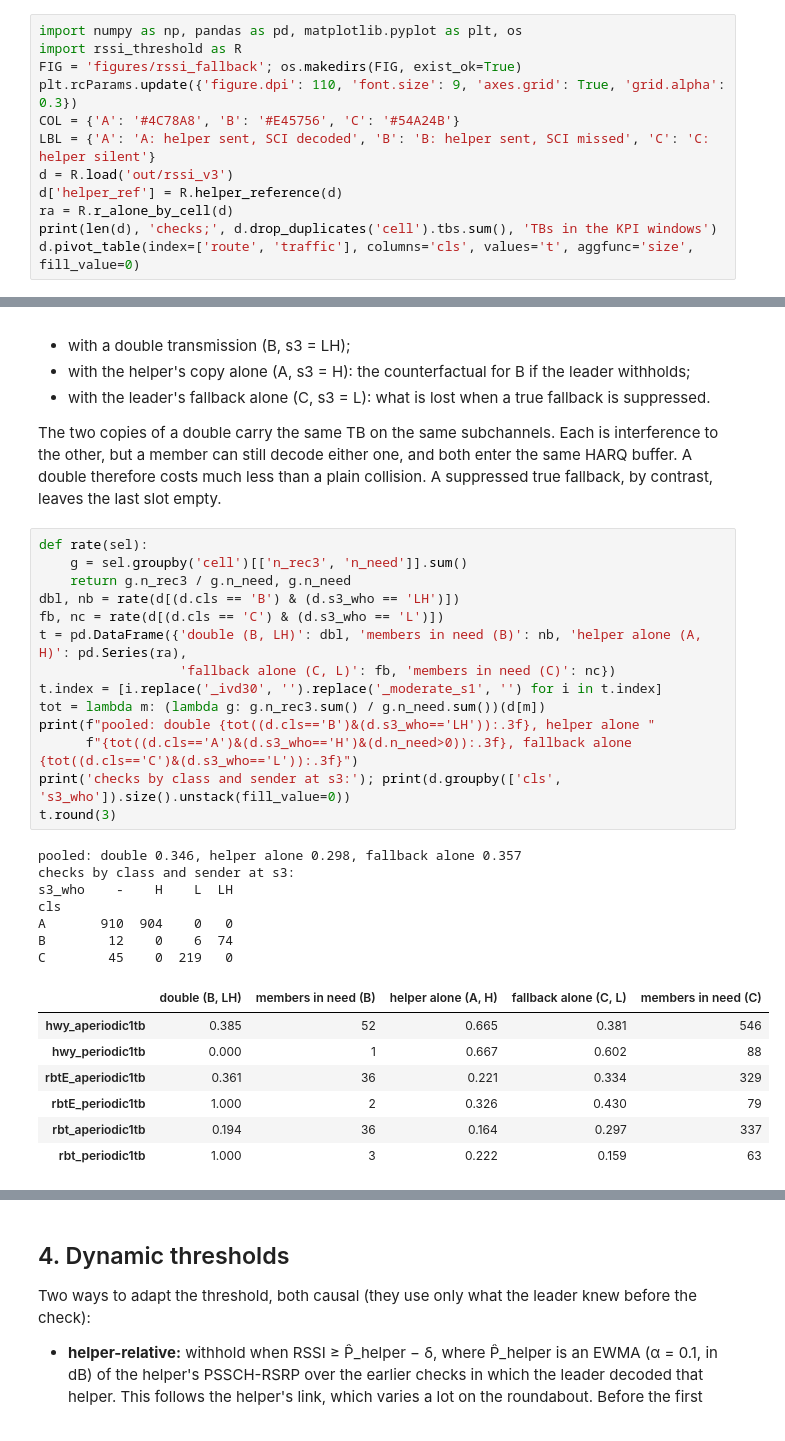
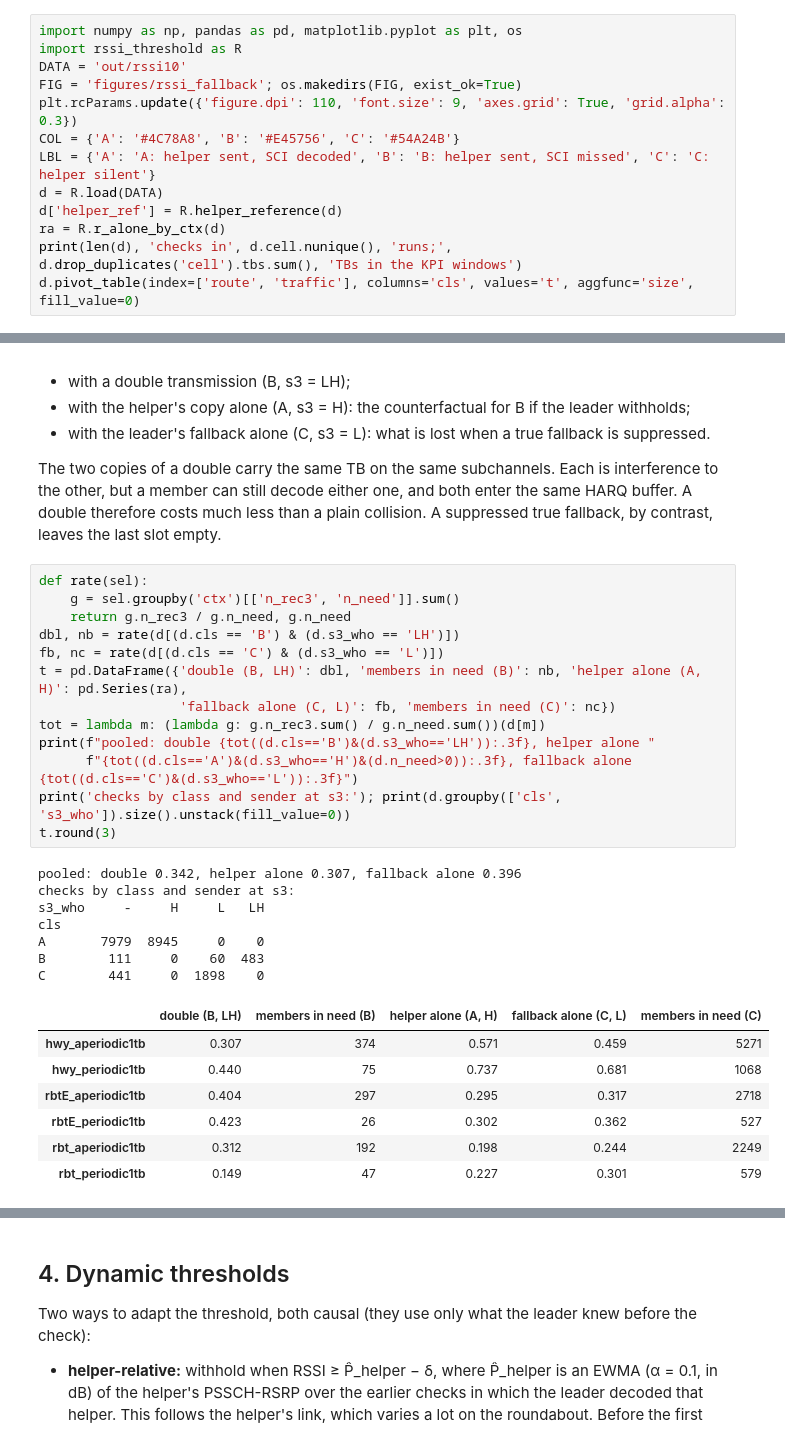
Before and after one commit to 0had0/groupcast-adaptation-ns3, a Jupyter notebook: scratch_overlay/platoon_harq_robustness_eval/harq_helper_study/RSSI_FALLBACK.ipynb, the cells around one changed output, grey strips where cells are left out. Saved outputs shown, nothing was run; the diff lists cells and outputs as text.

```diff
--- a/scratch_overlay/platoon_harq_robustness_eval/harq_helper_study/RSSI_FALLBACK.ipynb
+++ b/scratch_overlay/platoon_harq_robustness_eval/harq_helper_study/RSSI_FALLBACK.ipynb
@@ -32,13 +33,14 @@ logging-only build `40a5601`; the protocol is unchanged). One row per fallback c
 # %%
 import numpy as np, pandas as pd, matplotlib.pyplot as plt, os
 import rssi_threshold as R
+DATA = 'out/rssi10'
 FIG = 'figures/rssi_fallback'; os.makedirs(FIG, exist_ok=True)
 plt.rcParams.update({'figure.dpi': 110, 'font.size': 9, 'axes.grid': True, 'grid.alpha': 0.3})
 COL = {'A': '#4C78A8', 'B': '#E45756', 'C': '#54A24B'}
 LBL = {'A': 'A: helper sent, SCI decoded', 'B': 'B: helper sent, SCI missed', 'C': 'C: helper silent'}
-d = R.load('out/rssi_v3')
+d = R.load(DATA)
 d['helper_ref'] = R.helper_reference(d)
-ra = R.r_alone_by_cell(d)
-print(len(d), 'checks;', d.drop_duplicates('cell').tbs.sum(), 'TBs in the KPI windows')
+ra = R.r_alone_by_ctx(d)
+print(len(d), 'checks in', d.cell.nunique(), 'runs;', d.drop_duplicates('cell').tbs.sum(), 'TBs in the KPI windows')
 d.pivot_table(index=['route', 'traffic'], columns='cls', values='t', aggfunc='size', fill_value=0)
 # %% [output]
@@ -96,33 +99,32 @@ member can still decode either one, and both enter the same HARQ buffer. A doubl
 plain collision. A suppressed true fallback, by contrast, leaves the last slot empty.
 # %%
 def rate(sel):
-    g = sel.groupby('cell')[['n_rec3', 'n_need']].sum()
+    g = sel.groupby('ctx')[['n_rec3', 'n_need']].sum()
     return g.n_rec3 / g.n_need, g.n_need
 dbl, nb = rate(d[(d.cls == 'B') & (d.s3_who == 'LH')])
 fb, nc = rate(d[(d.cls == 'C') & (d.s3_who == 'L')])
 t = pd.DataFrame({'double (B, LH)': dbl, 'members in need (B)': nb, 'helper alone (A, H)': pd.Series(ra),
                   'fallback alone (C, L)': fb, 'members in need (C)': nc})
-t.index = [i.replace('_ivd30', '').replace('_moderate_s1', '') for i in t.index]
 tot = lambda m: (lambda g: g.n_rec3.sum() / g.n_need.sum())(d[m])
 print(f"pooled: double {tot((d.cls=='B')&(d.s3_who=='LH')):.3f}, helper alone "
       f"{tot((d.cls=='A')&(d.s3_who=='H')&(d.n_need>0)):.3f}, fallback alone {tot((d.cls=='C')&(d.s3_who=='L')):.3f}")
 print('checks by class and sender at s3:'); print(d.groupby(['cls', 's3_who']).size().unstack(fill_value=0))
 t.round(3)
 # %% [output]
-pooled: double 0.346, helper alone 0.298, fallback alone 0.357
+pooled: double 0.342, helper alone 0.307, fallback alone 0.396
 checks by class and sender at s3:
-s3_who    -    H    L  LH
+s3_who     -     H     L   LH
 cls
-A       910  904    0   0
-B        12    0    6  74
-C        45    0  219   0
+A       7979  8945     0    0
+B        111     0    60  483
+C        441     0  1898    0
 |  | double (B, LH) | members in need (B) | helper alone (A, H) | fallback alone (C, L) | members in need (C) |
-| hwy_aperiodic1tb | 0.385 | 52 | 0.665 | 0.381 | 546 |
-| hwy_periodic1tb | 0.000 | 1 | 0.667 | 0.602 | 88 |
-| rbtE_aperiodic1tb | 0.361 | 36 | 0.221 | 0.334 | 329 |
-| rbtE_periodic1tb | 1.000 | 2 | 0.326 | 0.430 | 79 |
-| rbt_aperiodic1tb | 0.194 | 36 | 0.164 | 0.297 | 337 |
-| rbt_periodic1tb | 1.000 | 3 | 0.222 | 0.159 | 63 |
+| hwy_aperiodic1tb | 0.307 | 374 | 0.571 | 0.459 | 5271 |
+| hwy_periodic1tb | 0.440 | 75 | 0.737 | 0.681 | 1068 |
+| rbtE_aperiodic1tb | 0.404 | 297 | 0.295 | 0.317 | 2718 |
+| rbtE_periodic1tb | 0.423 | 26 | 0.302 | 0.362 | 527 |
+| rbt_aperiodic1tb | 0.312 | 192 | 0.198 | 0.244 | 2249 |
+| rbt_periodic1tb | 0.149 | 47 | 0.227 | 0.301 | 579 |
 # %% [markdown]
 ## 3. A fixed threshold
 
```
Also changed, not shown: parts of 11 cells of this notebook, 5 other files.
